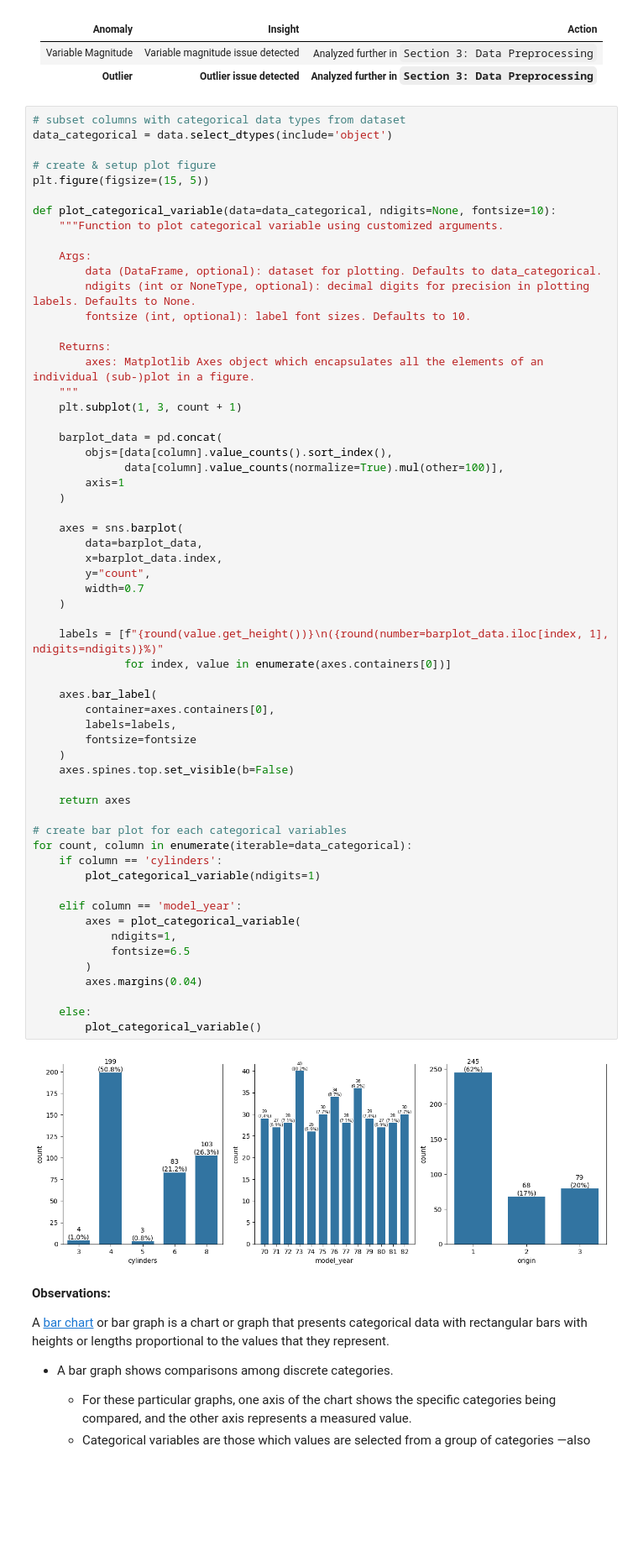
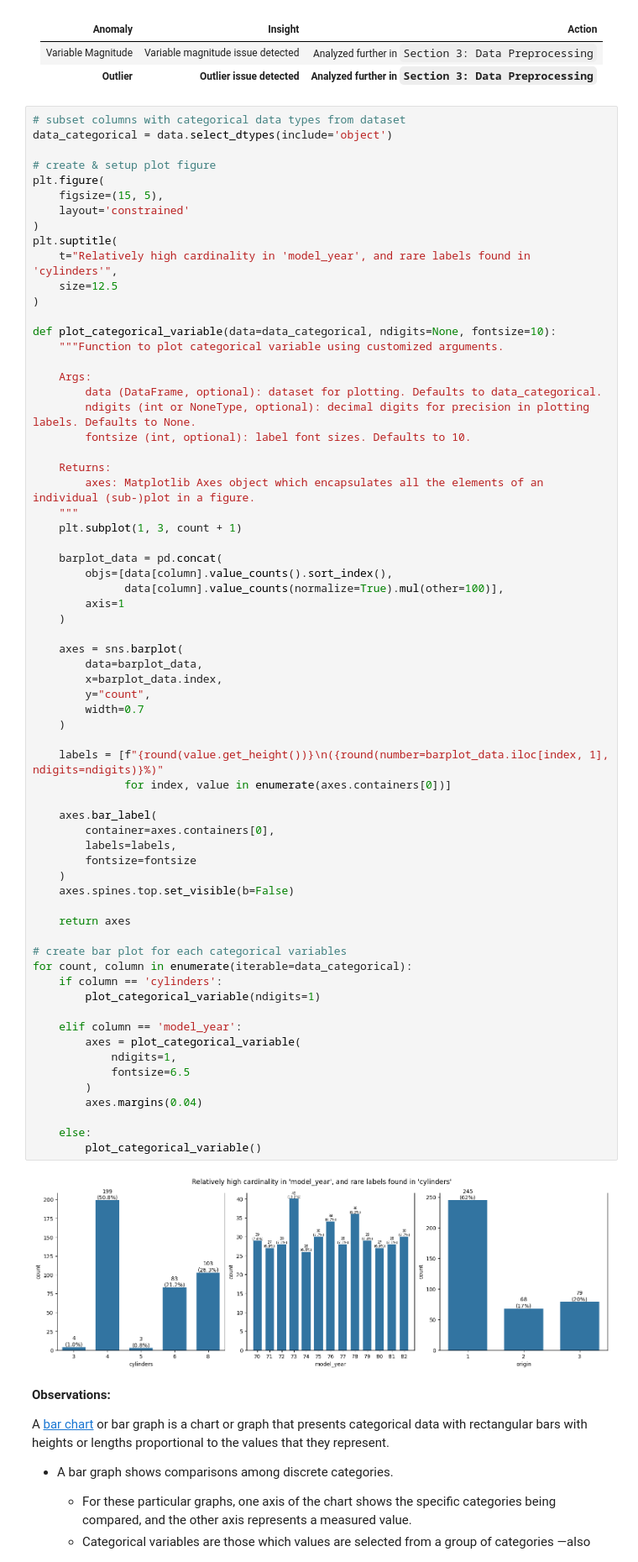
Before and after one commit to garudapaksi-yusuf/Auto_MPG_Prediction, a Jupyter notebook: notebook/__2_data_analysis.ipynb, the cells around one changed output. Shown: that part at 84% size. Drawn from its saved outputs; the diff is of its cells as text; blank space fills up the shorter version.

```diff
--- a/notebook/__2_data_analysis.ipynb
+++ b/notebook/__2_data_analysis.ipynb
@@ -163,7 +163,14 @@ for count, column in enumerate(iterable=data_numerical):
 data_categorical = data.select_dtypes(include='object')
 
 # create & setup plot figure
-plt.figure(figsize=(15, 5))
+plt.figure(
+    figsize=(15, 5),
+    layout='constrained'
+)
+plt.suptitle(
+    t="Relatively high cardinality in 'model_year', and rare labels found in 'cylinders'",
+    size=12.5
+)
 
 def plot_categorical_variable(data=data_categorical, ndigits=None, fontsize=10):
     """Function to plot categorical variable using customized arguments.
@@ -191,34 +198,34 @@ def plot_categorical_variable(data=data_categorical, ndigits=None, fontsize=10):
         width=0.7
     )
 
     labels = [f"{round(value.get_height())}\n({round(number=barplot_data.iloc[index, 1], ndigits=ndigits)}%)"
               for index, value in enumerate(axes.containers[0])]
 
     axes.bar_label(
         container=axes.containers[0],
         labels=labels,
         fontsize=fontsize
     )
     axes.spines.top.set_visible(b=False)
 
     return axes
 
 # create bar plot for each categorical variables
 for count, column in enumerate(iterable=data_categorical):
     if column == 'cylinders':
         plot_categorical_variable(ndigits=1)
 
     elif column == 'model_year':
         axes = plot_categorical_variable(
             ndigits=1,
             fontsize=6.5
         )
         axes.margins(0.04)
 
     else:
         plot_categorical_variable()
 # %% [output]
-[figure, old version]
+[figure, new version]
 # %% [markdown]
 **Observations:**
 
```
Also changed, not shown: parts of 6 cells of this notebook.
